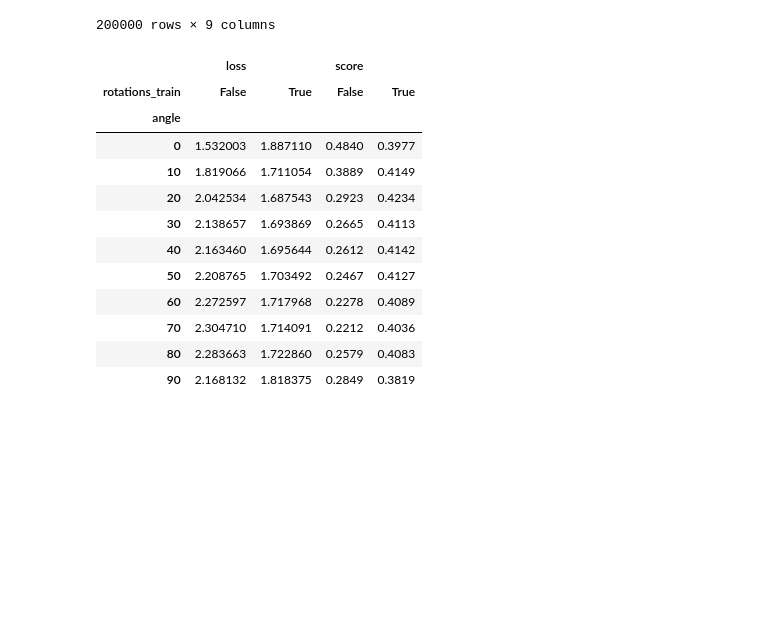
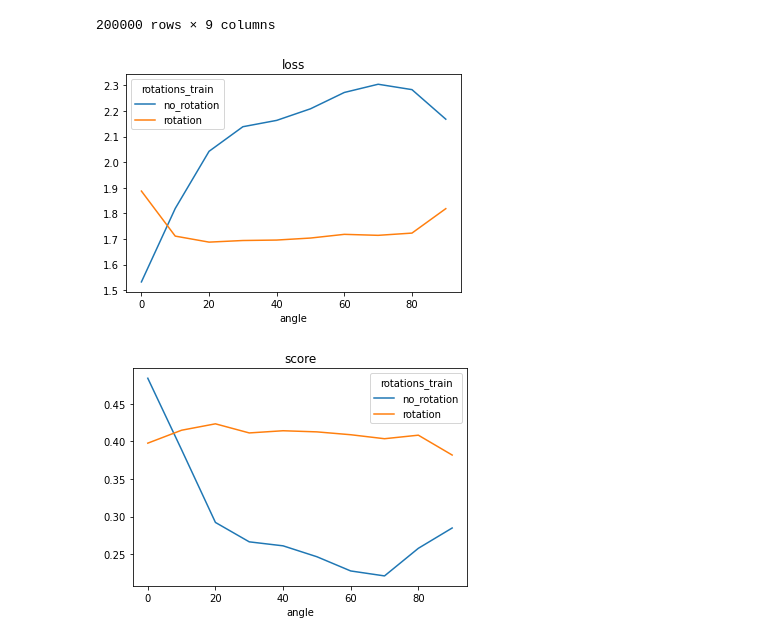
Before and after one commit to Anitaliky/AdvancedDeepLearning, a Jupyter notebook: eval.ipynb, the cells around one changed output. Cells and saved outputs as stored; diff of their text form; code cells hidden in the pictures; blank space fills up the shorter version.

Commit message:
visualizations

```diff
--- a/eval.ipynb
+++ b/eval.ipynb
@@ -107,27 +107,22 @@ log = eval_model(log, versions, epoch, angles, device, batch_size=1)
 # %%
 def f(string):
     if string == 'rotation_resnet34_adam_lr0.0003_bs32':
-        return True
+        return 'rotation'
     elif string == 'no_rotation_resnet34_adam_lr0.0003_bs32':
-        return False
+        return 'no_rotation'
     else:
         raise
 log['rotations_train'] = log['model'].apply(f)
 log['class'] = log['label'].apply(lambda x: dataset.classes[x])
-# %%
-log.pivot_table(values=['loss', 'score'], index='angle', columns='rotations_train')
-# %% [output]
-|  | loss |  | score |  |
-| rotations_train | False | True | False | True |
-| angle |  |  |  |  |
-| 0 | 1.532003 | 1.887110 | 0.4840 | 0.3977 |
-| 10 | 1.819066 | 1.711054 | 0.3889 | 0.4149 |
-| 20 | 2.042534 | 1.687543 | 0.2923 | 0.4234 |
-| 30 | 2.138657 | 1.693869 | 0.2665 | 0.4113 |
-| 40 | 2.163460 | 1.695644 | 0.2612 | 0.4142 |
-| 50 | 2.208765 | 1.703492 | 0.2467 | 0.4127 |
-| 60 | 2.272597 | 1.717968 | 0.2278 | 0.4089 |
-| 70 | 2.304710 | 1.714091 | 0.2212 | 0.4036 |
-| 80 | 2.283663 | 1.722860 | 0.2579 | 0.4083 |
-| 90 | 2.168132 | 1.818375 | 0.2849 | 0.3819 |
+# %%
+angle_pivot = log.pivot_table(values=['loss', 'score'], index='angle', columns='rotations_train')
+angle_pivot['loss'].plot()
+plt.title('loss')
+plt.show()
+angle_pivot['score'].plot()
+plt.title('score')
+plt.show()
+# %% [output]
+[figure, added]
+[figure, added]
 # %%
```
Also changed, not shown: parts of 2 cells of this notebook, 1 other file.
